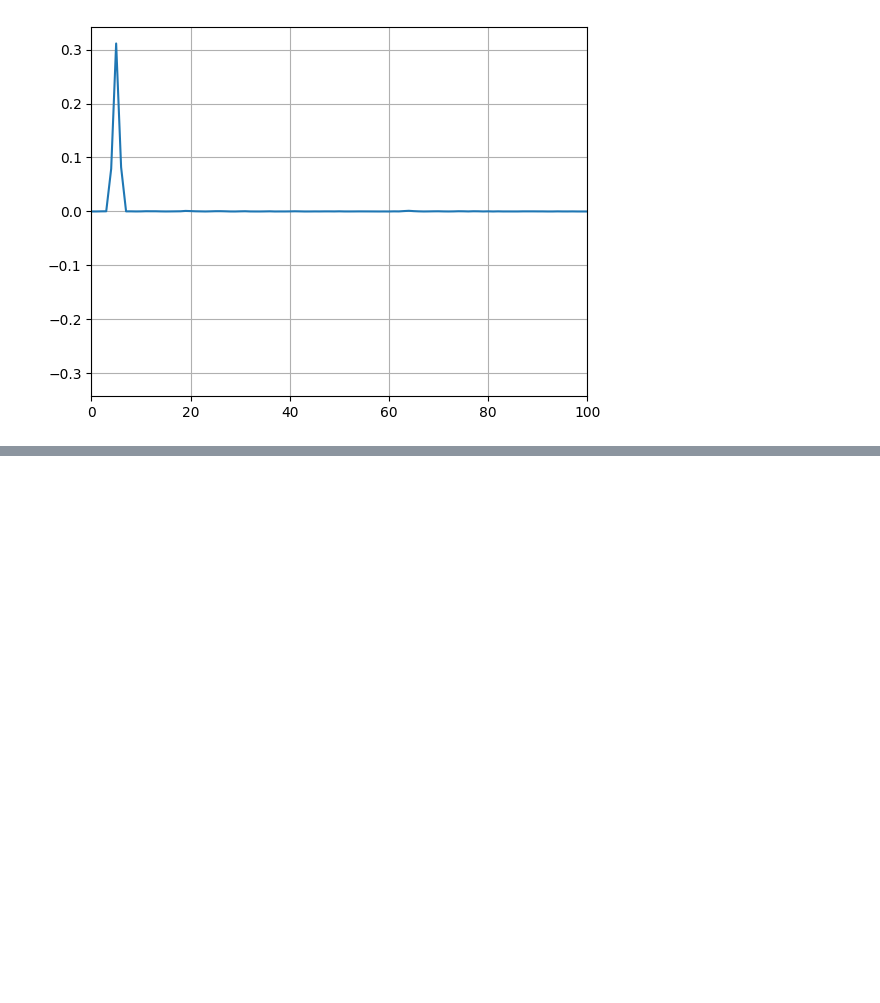
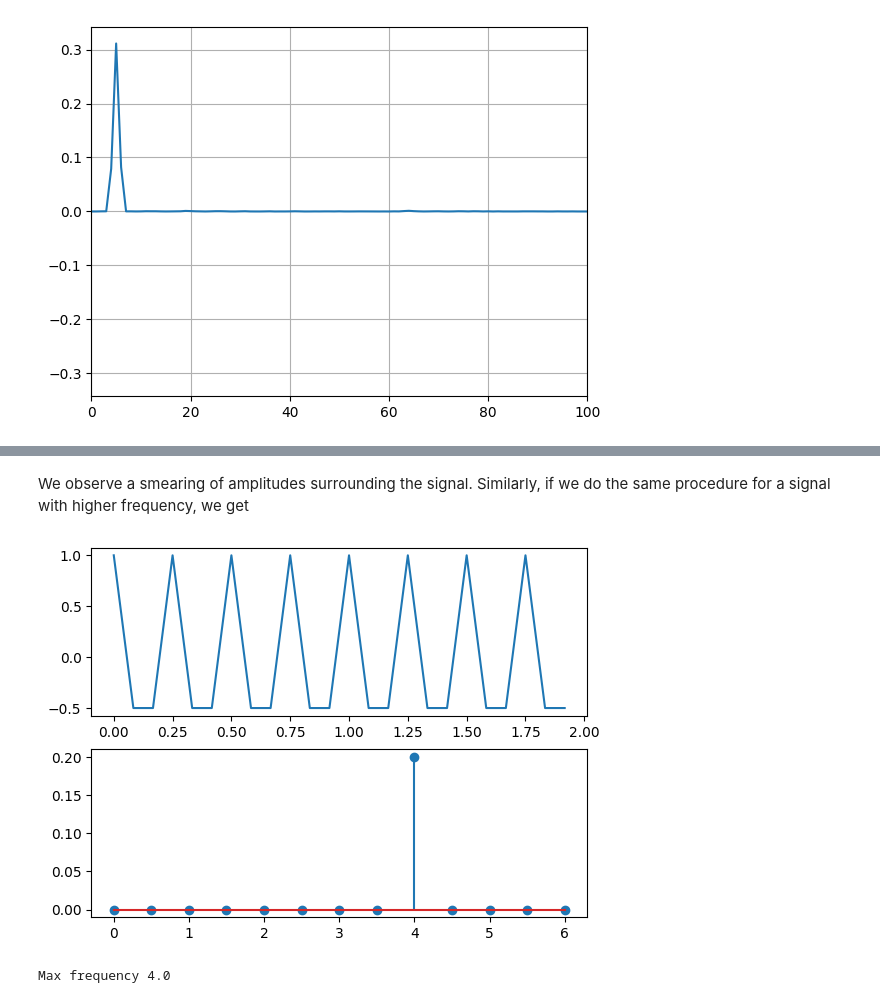
Before and after one commit to jorgensd/GearVibrationWorkshop, a Jupyter notebook: discrete_fourier_transform.ipynb, the cells around one changed output, grey strips where cells are left out. Cells and saved outputs as stored; diff of their text form; code cells hidden in the pictures; blank space fills up the shorter version.

```diff
--- a/discrete_fourier_transform.ipynb
+++ b/discrete_fourier_transform.ipynb
@@ -247,0 +286,15 @@ plt.grid()
+# %% [markdown]
+We observe a smearing of amplitudes surrounding the signal.
+Similarly, if we do the same procedure for a signal with higher frequency, we get
+# %%
+signal, transform = FFT(2, 12, frequency=4)
+plt.figure()
+plt.subplot(211)
+plt.plot(signal[0], signal[1])
+plt.subplot(212)
+plt.stem(transform[0], np.abs(transform[1])/int(60))
+plt.show()
+print(f"Max frequency {transform[0][np.argmax(np.abs(transform[1]))]}")
+# %% [output]
+[figure, added]
+Max frequency 4.0
```
Also changed, not shown: parts of 9 cells of this notebook, 1 other file.
